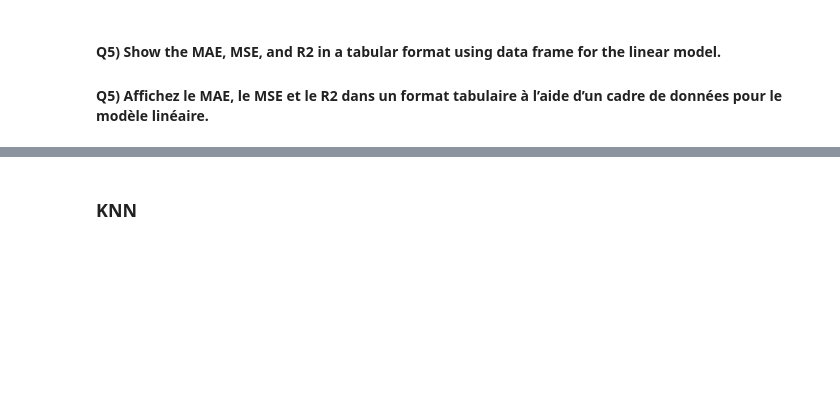
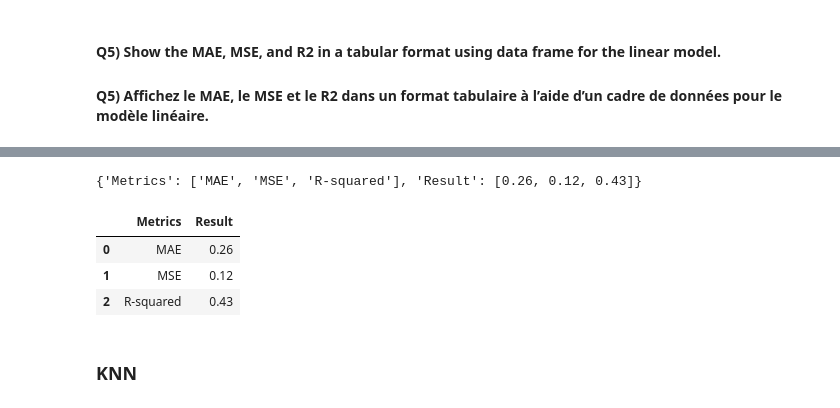
Before and after one commit to mahi-ndoung-rodrigue/Projet-Machine-Learning, a Jupyter notebook: ML0101EN_SkillUp_FinalAssignment.jupyterlite (1).ipynb, the cells around one changed output, grey strips where cells are left out. Saved outputs shown, nothing was run; the diff lists cells and outputs as text; code cells hidden in the pictures; blank space fills up the shorter version.

```diff
--- a/ML0101EN_SkillUp_FinalAssignment.jupyterlite (1).ipynb
+++ b/ML0101EN_SkillUp_FinalAssignment.jupyterlite (1).ipynb
@@ -378,3 +428,21 @@ Report =
+# %%
+Report = {
+
+    "Metrics": ["MAE", "MSE", "R-squared"],
+    "Result": [ 0.26, 0.12, 0.43],
+}
+
+Report
+# %% [output]
+{'Metrics': ['MAE', 'MSE', 'R-squared'], 'Result': [0.26, 0.12, 0.43]}
+# %%
+report_linearRegression = pd.DataFrame(Report)
+report_linearRegression
+# %% [output]
+|  | Metrics | Result |
+| 0 | MAE | 0.26 |
+| 1 | MSE | 0.12 |
+| 2 | R-squared | 0.43 |
 # %% [markdown]
 ### KNN
 # %% [markdown]
```
Also changed, not shown: parts of 10 cells of this notebook.
